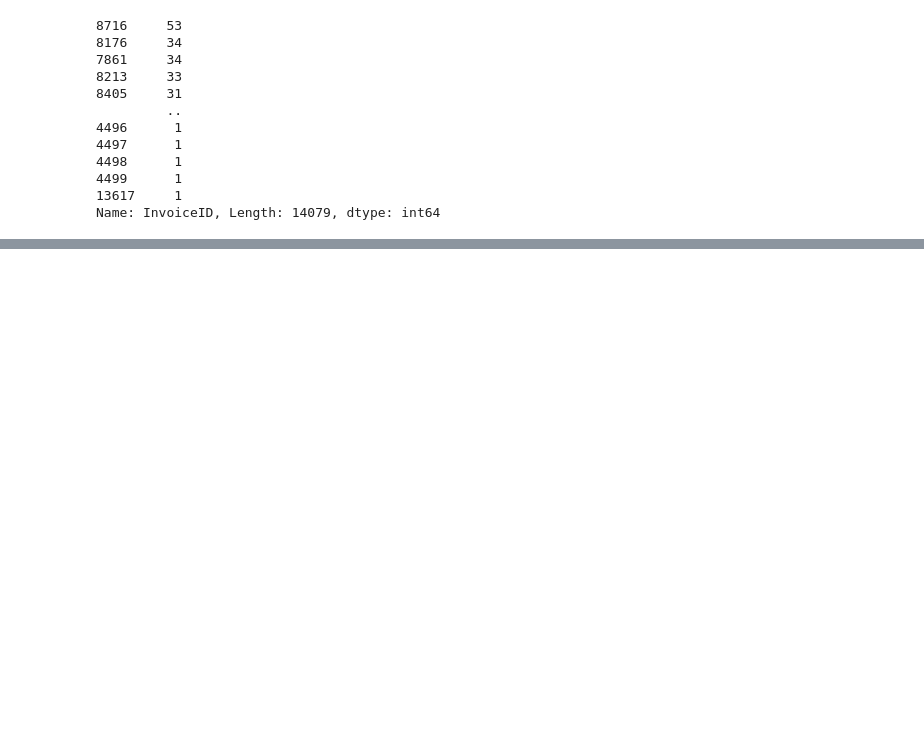
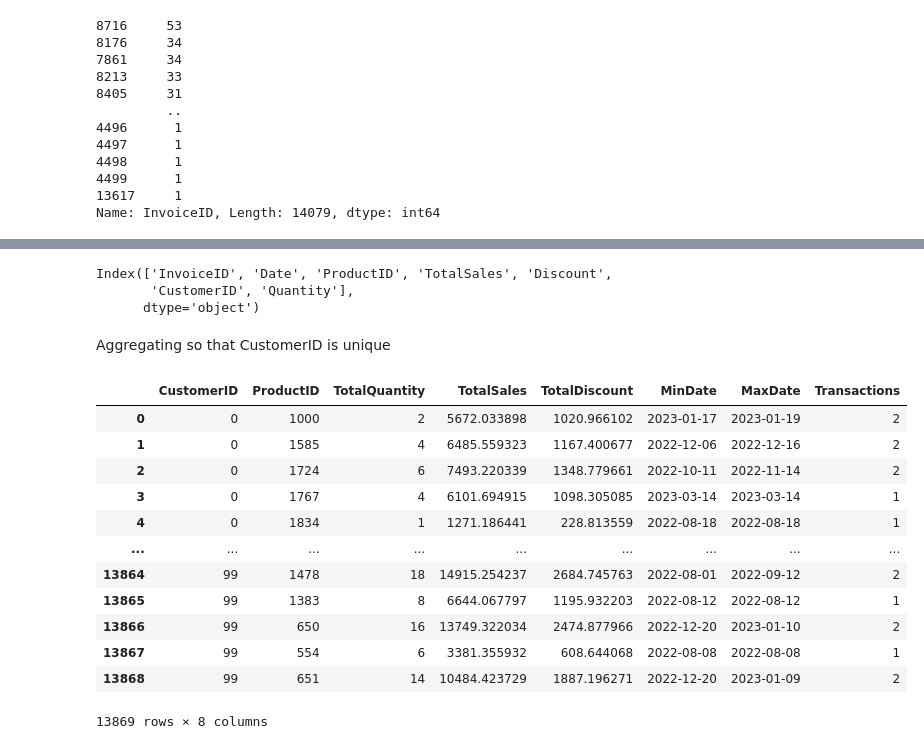
Before and after one commit to Medoci/Medoci, a Jupyter notebook: notebooks/Retail_CLV_competition.ipynb, the cells around one changed output, grey strips where cells are left out. Cells and saved outputs as stored; diff of their text form; code cells hidden in the pictures; blank space fills up the shorter version.

```diff
--- a/notebooks/Retail_CLV_competition.ipynb
+++ b/notebooks/Retail_CLV_competition.ipynb
@@ -150,0 +158,35 @@ retail.query("InvoiceID == '8716'")
+# %%
+retail.columns
+# %% [output]
+Index(['InvoiceID', 'Date', 'ProductID', 'TotalSales', 'Discount',
+       'CustomerID', 'Quantity'],
+      dtype='object')
+# %% [markdown]
+Aggregating so that CustomerID is unique
+# %%
+agg_retail = retail[['CustomerID', 'ProductID', 'Quantity', 'TotalSales', 'Discount', 'Date']].groupby(['CustomerID', 'ProductID']).agg(
+    TotalQuantity=('Quantity', 'sum'),
+    TotalSales=('TotalSales', 'sum'),
+    TotalDiscount=('Discount', 'sum'),
+    MinDate=('Date', 'min'),
+    MaxDate=('Date', 'max'),
+    Transactions=('Date', 'nunique')
+).sort_values('CustomerID')
+
+agg_retail = agg_retail.reset_index()
+
+agg_retail
+# %% [output]
+|  | CustomerID | ProductID | TotalQuantity | TotalSales | TotalDiscount | MinDate | MaxDate | Transactions |
+| 0 | 0 | 1000 | 2 | 5672.033898 | 1020.966102 | 2023-01-17 | 2023-01-19 | 2 |
+| 1 | 0 | 1585 | 4 | 6485.559323 | 1167.400677 | 2022-12-06 | 2022-12-16 | 2 |
+| 2 | 0 | 1724 | 6 | 7493.220339 | 1348.779661 | 2022-10-11 | 2022-11-14 | 2 |
+| 3 | 0 | 1767 | 4 | 6101.694915 | 1098.305085 | 2023-03-14 | 2023-03-14 | 1 |
+| 4 | 0 | 1834 | 1 | 1271.186441 | 228.813559 | 2022-08-18 | 2022-08-18 | 1 |
+| ... | ... | ... | ... | ... | ... | ... | ... | ... |
+| 13864 | 99 | 1478 | 18 | 14915.254237 | 2684.745763 | 2022-08-01 | 2022-09-12 | 2 |
+| 13865 | 99 | 1383 | 8 | 6644.067797 | 1195.932203 | 2022-08-12 | 2022-08-12 | 1 |
+| 13866 | 99 | 650 | 16 | 13749.322034 | 2474.877966 | 2022-12-20 | 2023-01-10 | 2 |
+| 13867 | 99 | 554 | 6 | 3381.355932 | 608.644068 | 2022-08-08 | 2022-08-08 | 1 |
+| 13868 | 99 | 651 | 14 | 10484.423729 | 1887.196271 | 2022-12-20 | 2023-01-09 | 2 |
+13869 rows × 8 columns
```
Also changed, not shown: parts of 18 cells of this notebook.
